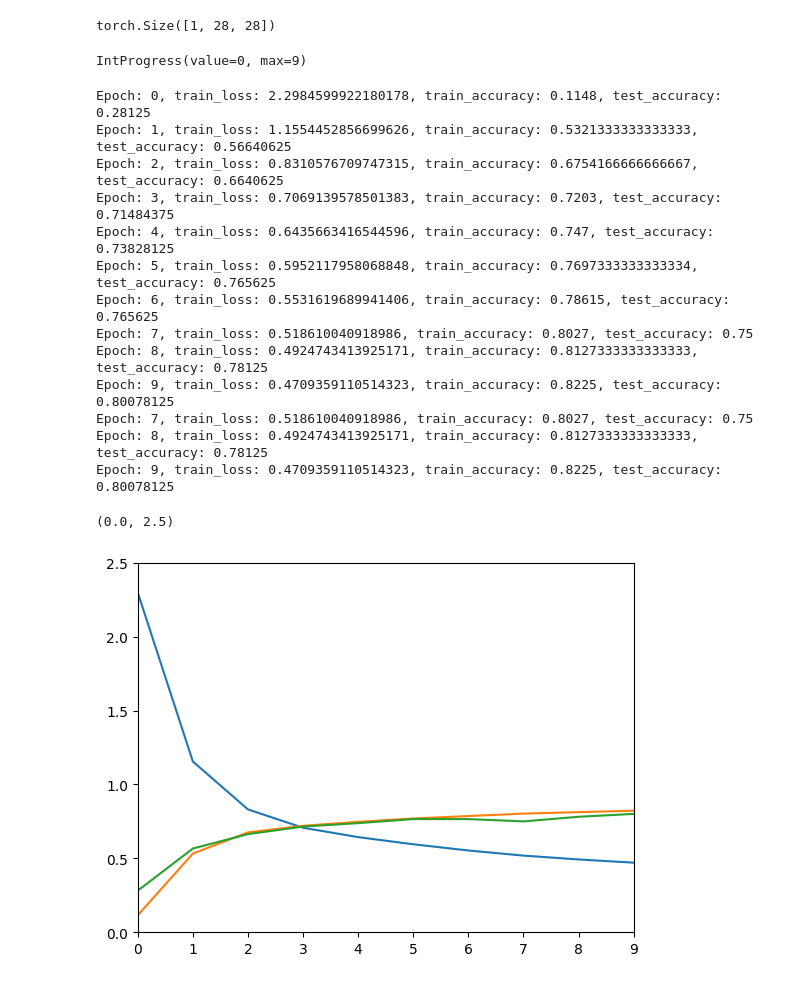
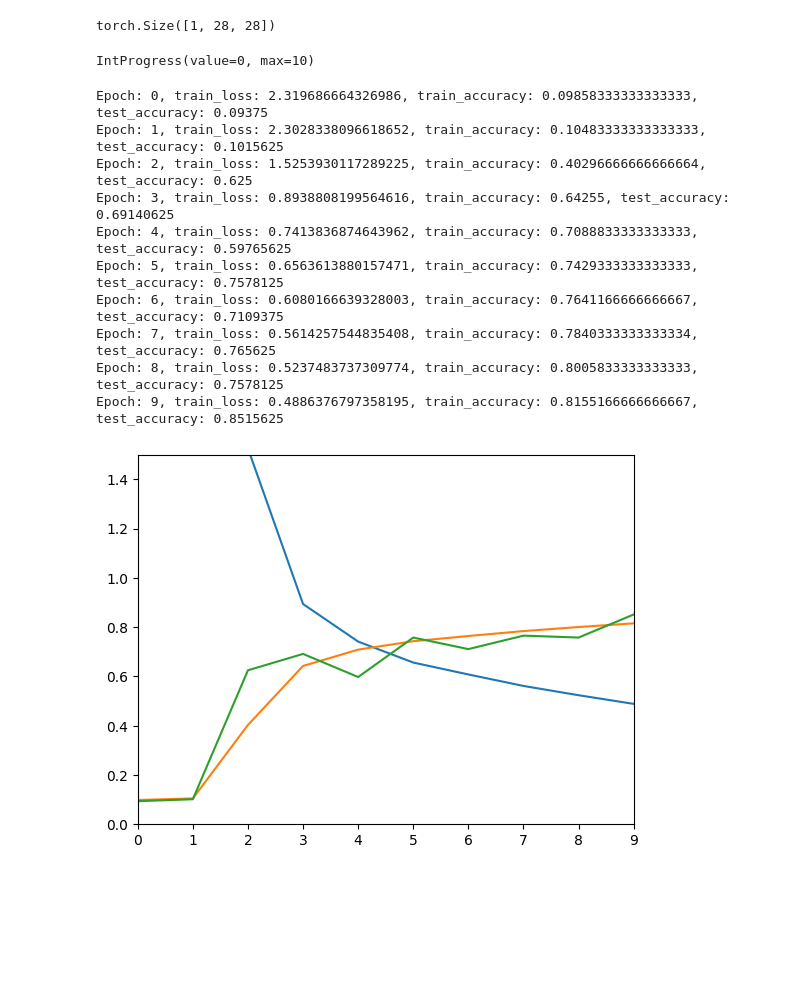
Before and after one commit to xiaobaigou1000/learn-pytorch, a Jupyter notebook: lab/12_lenet.ipynb, the cells around one changed output. Drawn from its saved outputs; the diff is of its cells as text; code cells hidden in the pictures; blank space fills up the shorter version.

```diff
--- a/lab/12_lenet.ipynb
+++ b/lab/12_lenet.ipynb
@@ -86,67 +52,23 @@ updater = torch.optim.SGD(net.parameters(),lr=0.9)
 # %%
 num_epoch = 10
 # %%
-progress = ipywidgets.IntProgress(min=0,max=num_epoch-1)
-progress.value=0
-display(progress)
-
-def init_weights(m):
-    if type(m) == nn.Linear or type(m) == nn.Conv2d:
-        nn.init.xavier_uniform_(m.weight)
-net.apply(init_weights)
-
-train_metrics = []
-
-for epoch in range(num_epoch):
-    net.train()
-    metric = Accumulator(3)
-    for X,y in train_iter:
-        X = X.to(device)
-        y = y.to(device)
-
-        out = net(X)
-        net.zero_grad()
-        l = loss(out, y)
-        l.backward()
-        updater.step()
-        with torch.no_grad():
-            metric.add(l * X.shape[0], accuracy(out, y), X.shape[0])
-    train_l = metric[0] / metric[2]
-    train_acc = metric[1] / metric[2]
-
-    test_acc = evaluate_accuracy_gpu(net, test_iter)
-
-    print(f"Epoch: {epoch}, train_loss: {train_l}, train_accuracy: {train_acc}, test_accuracy: {test_acc}")
-    train_metrics.append((epoch,train_l,train_acc,test_acc))
-    progress.value = epoch
-
-for item in train_metrics[-3:]:
-    print(f"Epoch: {item[0]}, train_loss: {item[1]}, train_accuracy: {item[2]}, test_accuracy: {item[3]}")
+train_metrics = train_gpu(net,loss,updater,train_iter,test_iter,num_epoch,device,display)
 # %% [output]
-IntProgress(value=0, max=9)
+IntProgress(value=0, max=10)
-Epoch: 0, train_loss: 2.2984599922180178, train_accuracy: 0.1148, test_accuracy: 0.28125
-Epoch: 1, train_loss: 1.1554452856699626, train_accuracy: 0.5321333333333333, test_accuracy: 0.56640625
-Epoch: 2, train_loss: 0.8310576709747315, train_accuracy: 0.6754166666666667, test_accuracy: 0.6640625
-Epoch: 3, train_loss: 0.7069139578501383, train_accuracy: 0.7203, test_accuracy: 0.71484375
-Epoch: 4, train_loss: 0.6435663416544596, train_accuracy: 0.747, test_accuracy: 0.73828125
-Epoch: 5, train_loss: 0.5952117958068848, train_accuracy: 0.7697333333333334, test_accuracy: 0.765625
-Epoch: 6, train_loss: 0.5531619689941406, train_accuracy: 0.78615, test_accuracy: 0.765625
-Epoch: 7, train_loss: 0.518610040918986, train_accuracy: 0.8027, test_accuracy: 0.75
-Epoch: 8, train_loss: 0.4924743413925171, train_accuracy: 0.8127333333333333, test_accuracy: 0.78125
-Epoch: 9, train_loss: 0.4709359110514323, train_accuracy: 0.8225, test_accuracy: 0.80078125
-Epoch: 7, train_loss: 0.518610040918986, train_accuracy: 0.8027, test_accuracy: 0.75
-Epoch: 8, train_loss: 0.4924743413925171, train_accuracy: 0.8127333333333333, test_accuracy: 0.78125
-Epoch: 9, train_loss: 0.4709359110514323, train_accuracy: 0.8225, test_accuracy: 0.80078125
+Epoch: 0, train_loss: 2.319686664326986, train_accuracy: 0.09858333333333333, test_accuracy: 0.09375
+Epoch: 1, train_loss: 2.3028338096618652, train_accuracy: 0.10483333333333333, test_accuracy: 0.1015625
+Epoch: 2, train_loss: 1.5253930117289225, train_accuracy: 0.40296666666666664, test_accuracy: 0.625
+Epoch: 3, train_loss: 0.8938808199564616, train_accuracy: 0.64255, test_accuracy: 0.69140625
+Epoch: 4, train_loss: 0.7413836874643962, train_accuracy: 0.7088833333333333, test_accuracy: 0.59765625
+Epoch: 5, train_loss: 0.6563613880157471, train_accuracy: 0.7429333333333333, test_accuracy: 0.7578125
+Epoch: 6, train_loss: 0.6080166639328003, train_accuracy: 0.7641166666666667, test_accuracy: 0.7109375
+Epoch: 7, train_loss: 0.5614257544835408, train_accuracy: 0.7840333333333334, test_accuracy: 0.765625
+Epoch: 8, train_loss: 0.5237483737309774, train_accuracy: 0.8005833333333333, test_accuracy: 0.7578125
+Epoch: 9, train_loss: 0.4886376797358195, train_accuracy: 0.8155166666666667, test_accuracy: 0.8515625
 # %%
-fig, ax = plt.subplots()
-ax.plot(range(len(train_metrics)),[i[1] for i in train_metrics])
-ax.plot(range(len(train_metrics)),[i[2] for i in train_metrics])
-ax.plot(range(len(train_metrics)),[i[3] for i in train_metrics])
-ax.set_xlim(0,len(train_metrics)-1)
-ax.set_ylim(0,2.5)
+plot_metrics(train_metrics,0,1.5)
 # %% [output]
-(0.0, 2.5)
-[figure, old version]
+[figure, new version]
 # %%
 test_item = random.choice(mnist_test)
 result = net(test_item[0].reshape(1,1,28,28))
```
Also changed, not shown: parts of 5 cells of this notebook, 1 other file.
